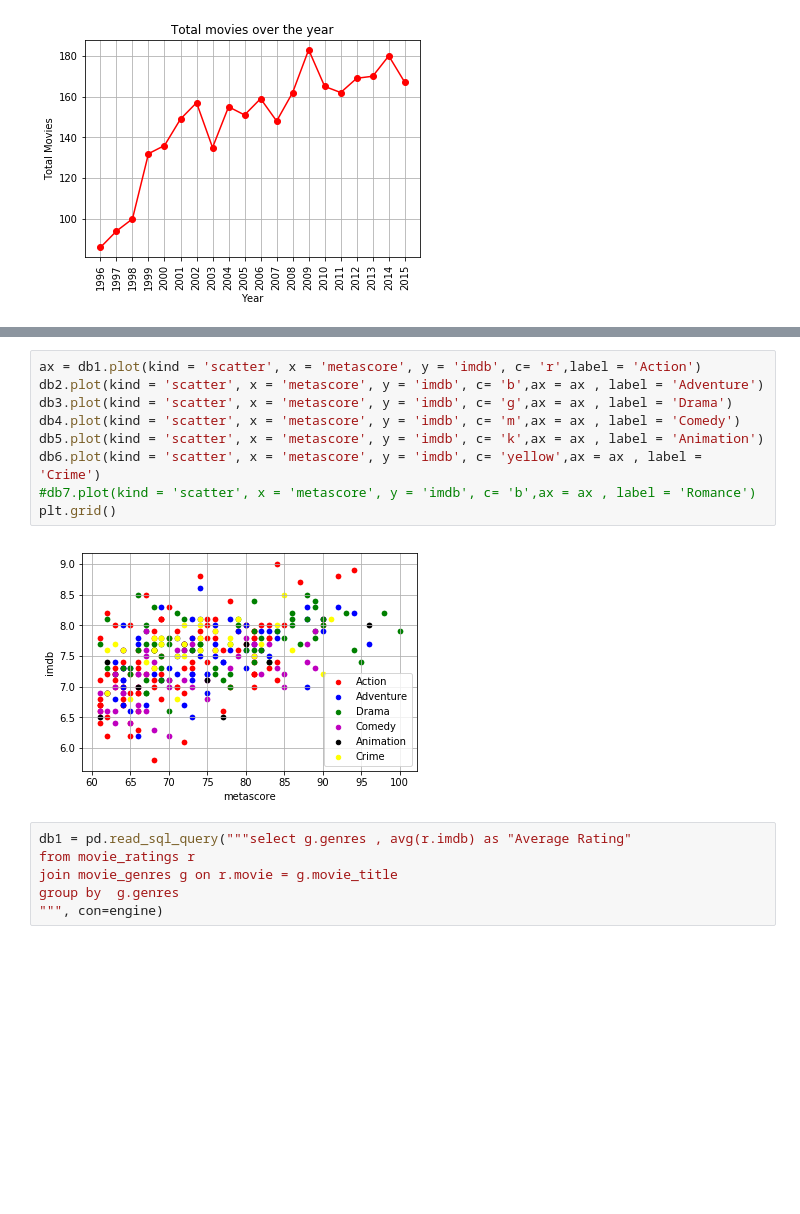
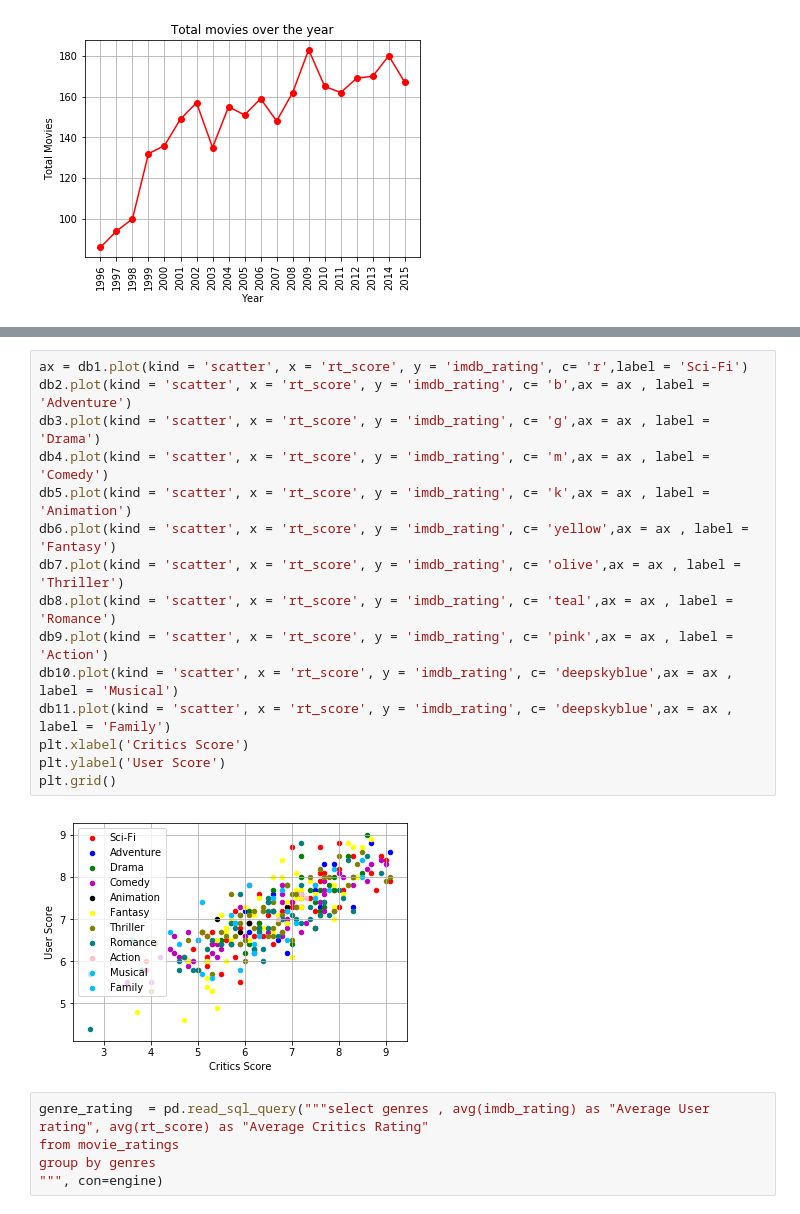
Before and after one commit to shilpiray/ETL-Project, a Jupyter notebook: movie_project.ipynb, the cells around one changed output, grey strips where cells are left out. Drawn from its saved outputs; the diff is of its cells as text; blank space fills up the shorter version.

```diff
--- a/movie_project.ipynb
+++ b/movie_project.ipynb
@@ -611,17 +599,22 @@ where genres = 'Romance'
 # %%
-ax = db1.plot(kind = 'scatter', x = 'metascore', y = 'imdb', c= 'r',label = 'Action')
-db2.plot(kind = 'scatter', x = 'metascore', y = 'imdb', c= 'b',ax = ax , label = 'Adventure')
-db3.plot(kind = 'scatter', x = 'metascore', y = 'imdb', c= 'g',ax = ax , label = 'Drama')
-db4.plot(kind = 'scatter', x = 'metascore', y = 'imdb', c= 'm',ax = ax , label = 'Comedy')
-db5.plot(kind = 'scatter', x = 'metascore', y = 'imdb', c= 'k',ax = ax , label = 'Animation')
-db6.plot(kind = 'scatter', x = 'metascore', y = 'imdb', c= 'yellow',ax = ax , label = 'Crime')
-#db7.plot(kind = 'scatter', x = 'metascore', y = 'imdb', c= 'b',ax = ax , label = 'Romance')
+ax = db1.plot(kind = 'scatter', x = 'rt_score', y = 'imdb_rating', c= 'r',label = 'Sci-Fi')
+db2.plot(kind = 'scatter', x = 'rt_score', y = 'imdb_rating', c= 'b',ax = ax , label = 'Adventure')
+db3.plot(kind = 'scatter', x = 'rt_score', y = 'imdb_rating', c= 'g',ax = ax , label = 'Drama')
+db4.plot(kind = 'scatter', x = 'rt_score', y = 'imdb_rating', c= 'm',ax = ax , label = 'Comedy')
+db5.plot(kind = 'scatter', x = 'rt_score', y = 'imdb_rating', c= 'k',ax = ax , label = 'Animation')
+db6.plot(kind = 'scatter', x = 'rt_score', y = 'imdb_rating', c= 'yellow',ax = ax , label = 'Fantasy')
+db7.plot(kind = 'scatter', x = 'rt_score', y = 'imdb_rating', c= 'olive',ax = ax , label = 'Thriller')
+db8.plot(kind = 'scatter', x = 'rt_score', y = 'imdb_rating', c= 'teal',ax = ax , label = 'Romance')
+db9.plot(kind = 'scatter', x = 'rt_score', y = 'imdb_rating', c= 'pink',ax = ax , label = 'Action')
+db10.plot(kind = 'scatter', x = 'rt_score', y = 'imdb_rating', c= 'deepskyblue',ax = ax , label = 'Musical')
+db11.plot(kind = 'scatter', x = 'rt_score', y = 'imdb_rating', c= 'deepskyblue',ax = ax , label = 'Family')
+plt.xlabel('Critics Score')
+plt.ylabel('User Score')
 plt.grid()
 # %% [output]
-[figure, old version]
+[figure, new version]
 # %%
-db1 = pd.read_sql_query("""select g.genres , avg(r.imdb) as "Average Rating"
-from movie_ratings r
-join movie_genres g on r.movie = g.movie_title
-group by  g.genres
+genre_rating  = pd.read_sql_query("""select genres , avg(imdb_rating) as "Average User rating", avg(rt_score) as "Average Critics Rating"
+from movie_ratings
+group by genres
 """, con=engine)
```
Also changed, not shown: parts of 13 cells of this notebook, 7 other files.
